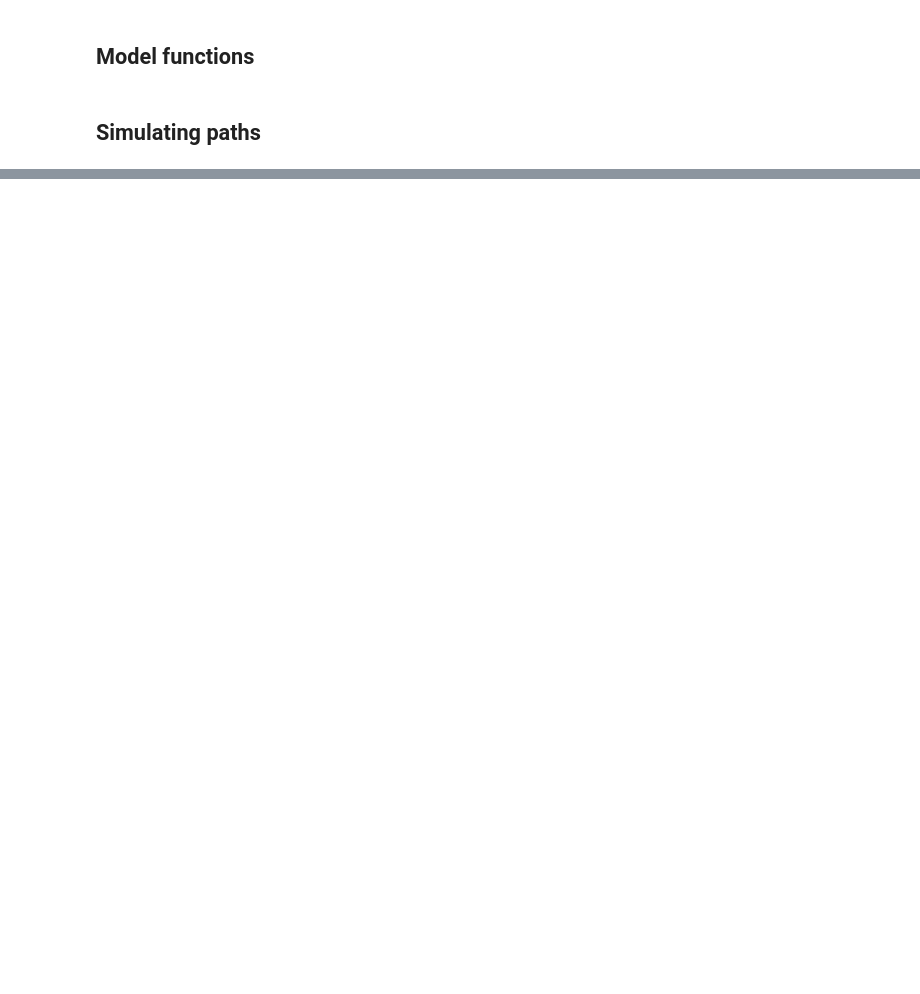
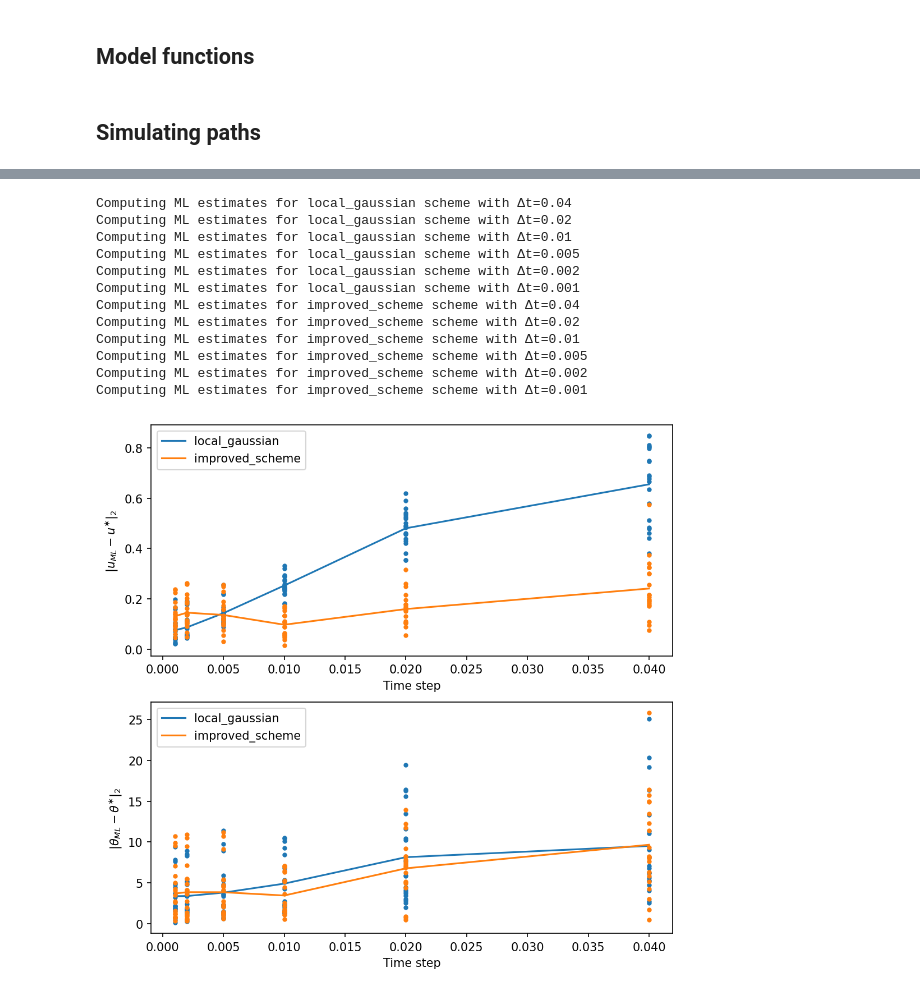
Before and after one commit to matt-graham/simsde, a Jupyter notebook: notebooks/Jansen-Rit-model.ipynb, the cells around one changed output, grey strips where cells are left out. Saved outputs shown, nothing was run; the diff lists cells and outputs as text; code cells hidden in the pictures; blank space fills up the shorter version.

```diff
--- a/notebooks/Jansen-Rit-model.ipynb
+++ b/notebooks/Jansen-Rit-model.ipynb
@@ -159,0 +278,80 @@ DeviceArray(-89108.06325681, dtype=float64)
+# %%
+def compute_maximum_likelihood_estimates(
+    log_likelihood, t_seq, x_seqs, u_inits, optimizer=adam, n_steps=2000, step_size=1e-2
+):
+    optimizer_init, optimizer_update, optimizer_get_params = optimizer(step_size)
+
+    def optimizer_step(step_index, state, x_seq, t_seq):
+        value, grad = value_and_grad(log_likelihood["u"])(
+            optimizer_get_params(state), x_seq, t_seq
+        )
+        state = optimizer_update(step_index, -grad, state)
+        return value, state
+
+    vmapped_optimizer_step = jit(vmap(optimizer_step, (None, 0, 0, None)))
+
+    state = vmap(optimizer_init)(u_inits)
+
+    for s in range(n_steps):
+        _, state = vmapped_optimizer_step(s, state, x_seqs, t_seq)
+
+    return optimizer_get_params(state)
+
+vmapped_generate_θ = vmap(
+    lambda u: generate_θ(u, parameter_values, free_parameter_ranges)
+)
+
+seed = 2022081734
+rng = np.random.default_rng(seed)
+u_inits = rng.standard_normal(size=(len(x_seqs), len(free_parameter_ranges)))
+θ_true = np.array(list(parameter_values.values()))
+u_true = inv_generate_θ(θ_true, parameter_values, free_parameter_ranges)
+subsample_factors = np.array([400, 200, 100, 50, 20, 10])
+time_steps = (t_seq[-1] - t_seq[0]) / ((t_seq.shape[0] - 1) / subsample_factors)
+distances = {
+    scheme: {k: np.full((len(subsample_factors), len(x_seqs)), np.nan) for k in "uθ"}
+    for scheme in jax_log_transition_densities
+}
+for scheme, log_transition_density in jax_log_transition_densities.items():
+    log_likelihood = get_log_likelihood_functions(
+        log_transition_density, parameter_values, free_parameter_ranges
+    )
+    for i, subsample in enumerate(subsample_factors):
+        print(f"Computing ML estimates for {scheme} scheme with Δt={time_steps[i]}")
+        u_ml_estimates = compute_maximum_likelihood_estimates(
+            log_likelihood, t_seq[::subsample], x_seqs[:, ::subsample], u_inits
+        )
+        θ_ml_estimates = vmapped_generate_θ(u_ml_estimates)
+        distances[scheme]["u"][i] = ((u_ml_estimates - u_true)**2).sum(-1)**0.5
+        distances[scheme]["θ"][i] = ((θ_ml_estimates - θ_true)**2).sum(-1)**0.5
+
+fig, axes = plt.subplots(2, figsize=(8, 8), dpi=150)
+for ax, parameterization in zip(axes, "uθ"):
+    for scheme, color in zip(jax_log_transition_densities, ("C0", "C1")):
+        ax.plot(time_steps, distances[scheme][parameterization], '.', color=color)
+        ax.plot(
+            time_steps,
+            distances[scheme][parameterization].mean(-1),
+            '-',
+            color=color,
+            label=scheme
+        )
+    ax.set(
+        xlabel='Time step',
+        ylabel=f'$\\|{parameterization}_{{ML}} - {parameterization}^{{\\ast}}\\|_2$'
+    )
+    ax.legend()
+# %% [output]
+Computing ML estimates for local_gaussian scheme with Δt=0.04
+Computing ML estimates for local_gaussian scheme with Δt=0.02
+Computing ML estimates for local_gaussian scheme with Δt=0.01
+Computing ML estimates for local_gaussian scheme with Δt=0.005
+Computing ML estimates for local_gaussian scheme with Δt=0.002
+Computing ML estimates for local_gaussian scheme with Δt=0.001
+Computing ML estimates for improved_scheme scheme with Δt=0.04
+Computing ML estimates for improved_scheme scheme with Δt=0.02
+Computing ML estimates for improved_scheme scheme with Δt=0.01
+Computing ML estimates for improved_scheme scheme with Δt=0.005
+Computing ML estimates for improved_scheme scheme with Δt=0.002
+Computing ML estimates for improved_scheme scheme with Δt=0.001
+[figure, added]
```
Also changed, not shown: parts of 18 cells of this notebook.
